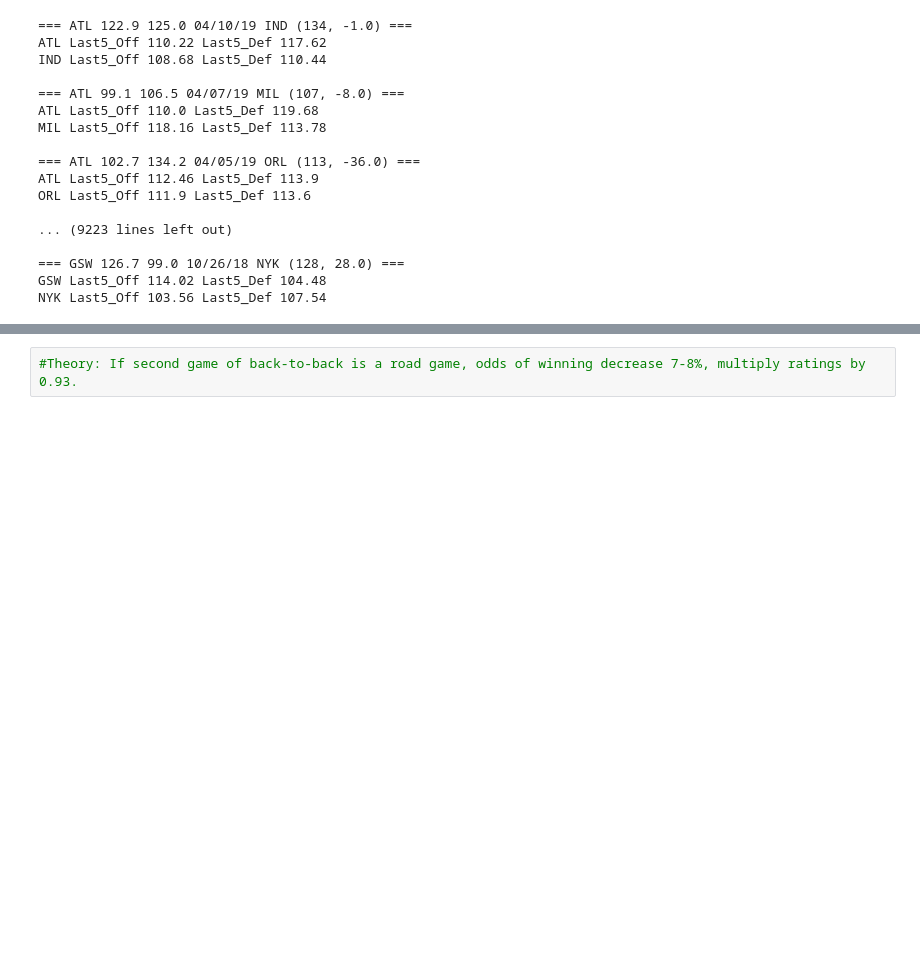
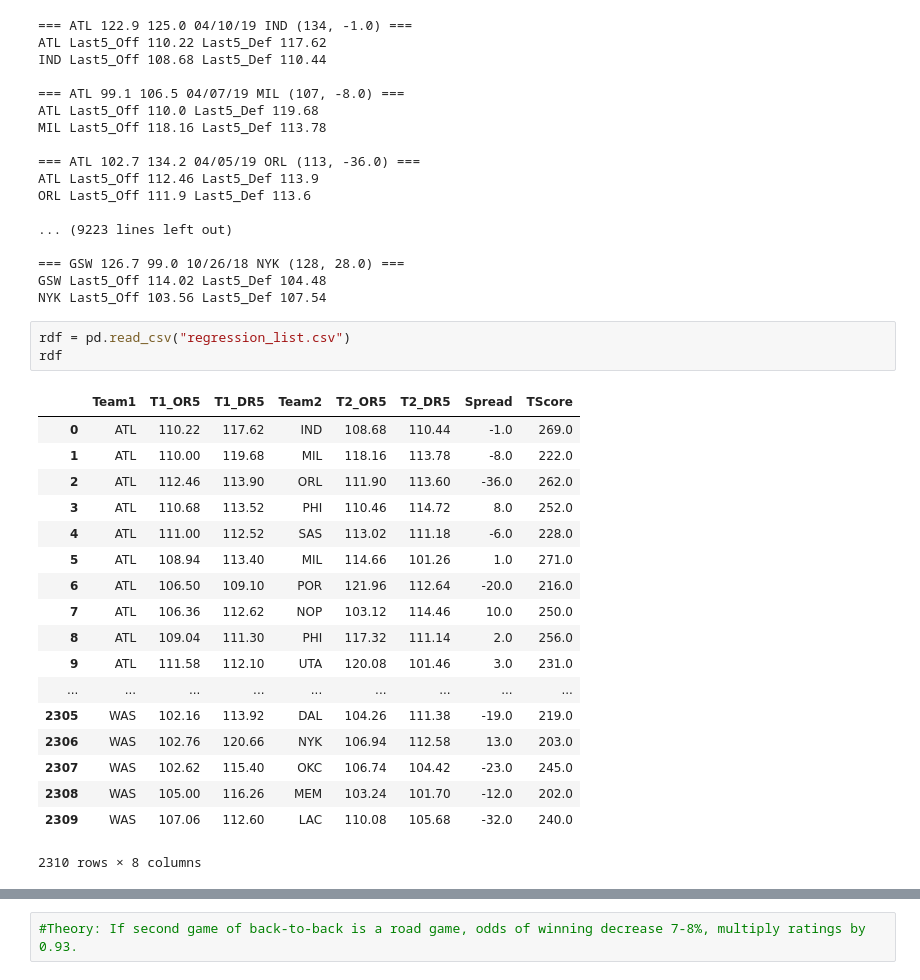
Before and after one commit to skuan/nba_api, a Jupyter notebook: NBA Stats 2018 - 2019-Backtest.ipynb, the cells around one changed output, grey strips where cells are left out. Drawn from its saved outputs; the diff is of its cells as text; blank space fills up the shorter version.

```diff
--- a/NBA Stats 2018 - 2019-Backtest.ipynb
+++ b/NBA Stats 2018 - 2019-Backtest.ipynb
@@ -445,3 +454,25 @@ ORL Last5_Off 111.9 Last5_Def 113.6
 === GSW 126.7 99.0 10/26/18 NYK (128, 28.0) ===
 GSW Last5_Off 114.02 Last5_Def 104.48
 NYK Last5_Off 103.56 Last5_Def 107.54
+# %%
+rdf = pd.read_csv("regression_list.csv")
+rdf
+# %% [output]
+|  | Team1 | T1_OR5 | T1_DR5 | Team2 | T2_OR5 | T2_DR5 | Spread | TScore |
+| 0 | ATL | 110.22 | 117.62 | IND | 108.68 | 110.44 | -1.0 | 269.0 |
+| 1 | ATL | 110.00 | 119.68 | MIL | 118.16 | 113.78 | -8.0 | 222.0 |
+| 2 | ATL | 112.46 | 113.90 | ORL | 111.90 | 113.60 | -36.0 | 262.0 |
+| 3 | ATL | 110.68 | 113.52 | PHI | 110.46 | 114.72 | 8.0 | 252.0 |
+| 4 | ATL | 111.00 | 112.52 | SAS | 113.02 | 111.18 | -6.0 | 228.0 |
+| 5 | ATL | 108.94 | 113.40 | MIL | 114.66 | 101.26 | 1.0 | 271.0 |
+| 6 | ATL | 106.50 | 109.10 | POR | 121.96 | 112.64 | -20.0 | 216.0 |
+| 7 | ATL | 106.36 | 112.62 | NOP | 103.12 | 114.46 | 10.0 | 250.0 |
+| 8 | ATL | 109.04 | 111.30 | PHI | 117.32 | 111.14 | 2.0 | 256.0 |
+| 9 | ATL | 111.58 | 112.10 | UTA | 120.08 | 101.46 | 3.0 | 231.0 |
+| ... | ... | ... | ... | ... | ... | ... | ... | ... |
+| 2305 | WAS | 102.16 | 113.92 | DAL | 104.26 | 111.38 | -19.0 | 219.0 |
+| 2306 | WAS | 102.76 | 120.66 | NYK | 106.94 | 112.58 | 13.0 | 203.0 |
+| 2307 | WAS | 102.62 | 115.40 | OKC | 106.74 | 104.42 | -23.0 | 245.0 |
+| 2308 | WAS | 105.00 | 116.26 | MEM | 103.24 | 101.70 | -12.0 | 202.0 |
+| 2309 | WAS | 107.06 | 112.60 | LAC | 110.08 | 105.68 | -32.0 | 240.0 |
+2310 rows × 8 columns
```
Also changed, not shown: parts of 8 cells of this notebook, 2 other files.
